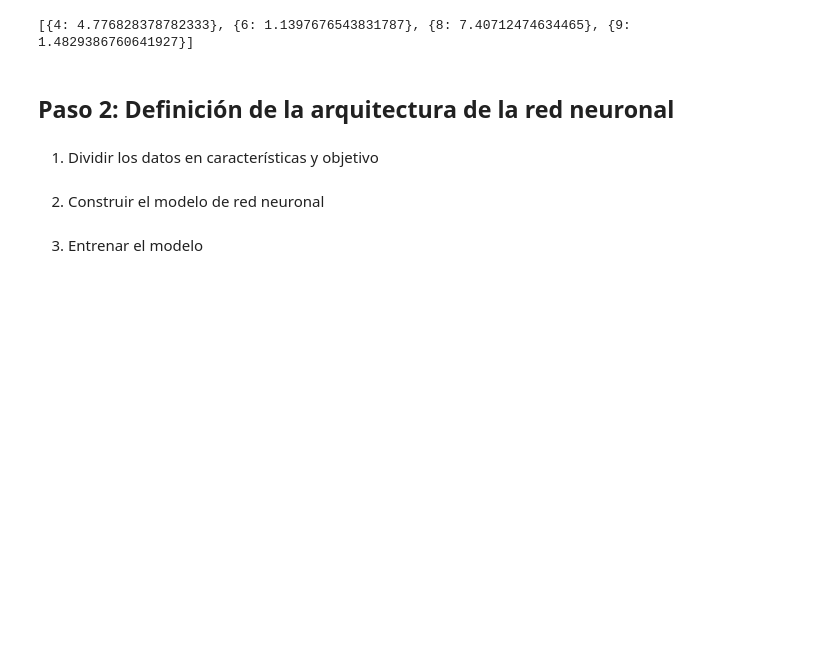
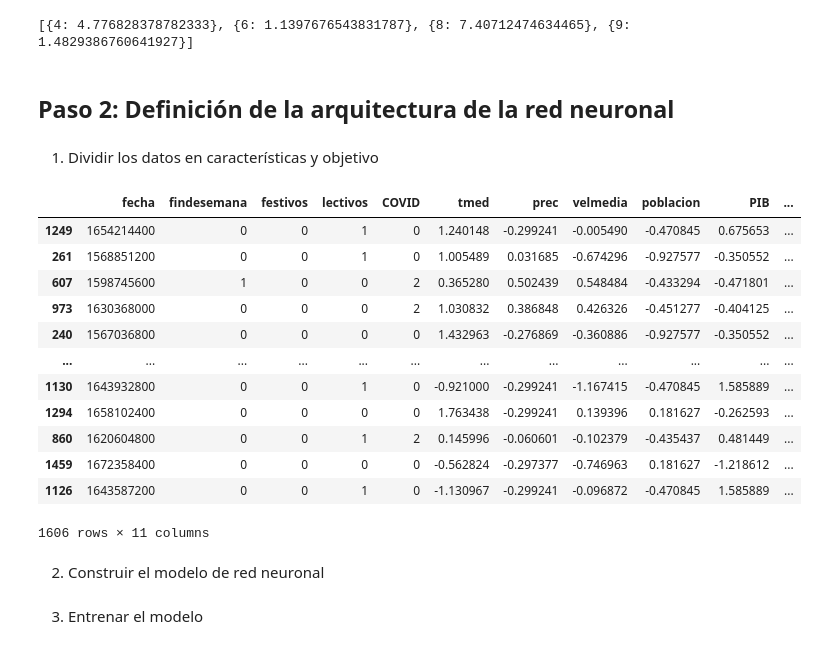
Before and after one commit to 4GeeksAcademy/AMH-proyecto-final, a Jupyter notebook: src/modeloInd.ipynb, the cells around one changed output. Drawn from its saved outputs; the diff is of its cells as text; code cells hidden in the pictures; blank space fills up the shorter version.

```diff
--- a/src/modeloInd.ipynb
+++ b/src/modeloInd.ipynb
@@ -119,6 +143,22 @@ y = df['consumo']
 
 # Dividir en conjuntos de entrenamiento y prueba
 X_train, X_test, y_train, y_test = train_test_split(X, y, test_size=0.2, random_state=42)
+# %%
+X_train
+# %% [output]
+|  | fecha | findesemana | festivos | lectivos | COVID | tmed | prec | velmedia | poblacion | PIB | ... |
+| 1249 | 1654214400 | 0 | 0 | 1 | 0 | 1.240148 | -0.299241 | -0.005490 | -0.470845 | 0.675653 | ... |
+| 261 | 1568851200 | 0 | 0 | 1 | 0 | 1.005489 | 0.031685 | -0.674296 | -0.927577 | -0.350552 | ... |
+| 607 | 1598745600 | 1 | 0 | 0 | 2 | 0.365280 | 0.502439 | 0.548484 | -0.433294 | -0.471801 | ... |
+| 973 | 1630368000 | 0 | 0 | 0 | 2 | 1.030832 | 0.386848 | 0.426326 | -0.451277 | -0.404125 | ... |
+| 240 | 1567036800 | 0 | 0 | 0 | 0 | 1.432963 | -0.276869 | -0.360886 | -0.927577 | -0.350552 | ... |
+| ... | ... | ... | ... | ... | ... | ... | ... | ... | ... | ... | ... |
+| 1130 | 1643932800 | 0 | 0 | 1 | 0 | -0.921000 | -0.299241 | -1.167415 | -0.470845 | 1.585889 | ... |
+| 1294 | 1658102400 | 0 | 0 | 0 | 0 | 1.763438 | -0.299241 | 0.139396 | 0.181627 | -0.262593 | ... |
+| 860 | 1620604800 | 0 | 0 | 1 | 2 | 0.145996 | -0.060601 | -0.102379 | -0.435437 | 0.481449 | ... |
+| 1459 | 1672358400 | 0 | 0 | 0 | 0 | -0.562824 | -0.297377 | -0.746963 | 0.181627 | -1.218612 | ... |
+| 1126 | 1643587200 | 0 | 0 | 1 | 0 | -1.130967 | -0.299241 | -0.096872 | -0.470845 | 1.585889 | ... |
+1606 rows × 11 columns
 # %% [markdown]
 2. Construir el modelo de red neuronal
 # %%
```
Also changed, not shown: parts of 12 cells of this notebook, 1 other file.
